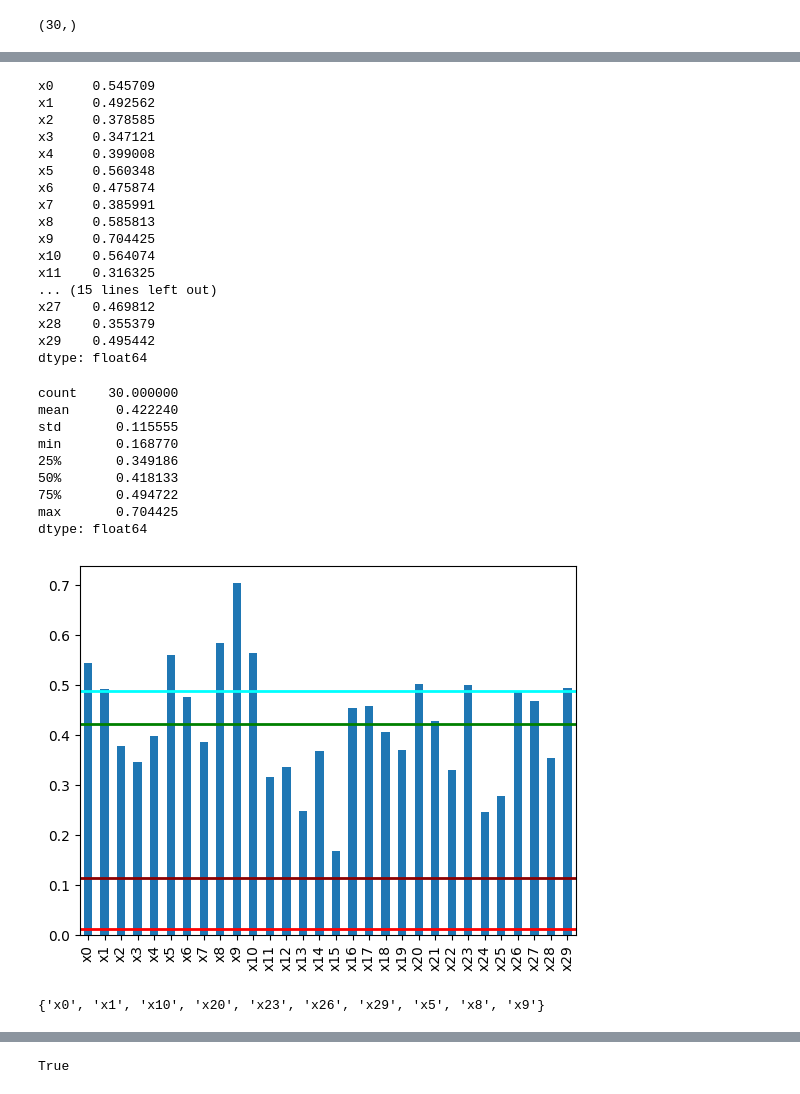
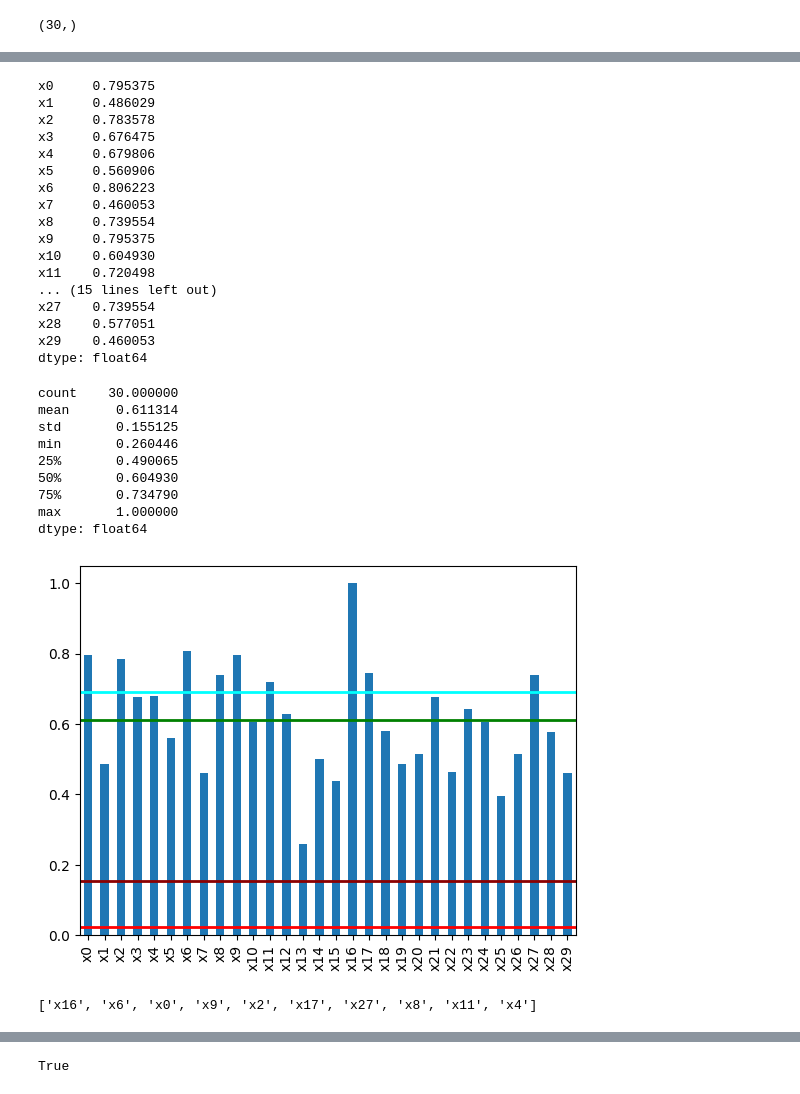
Before and after one commit to ahmadhatahet/runtime-monitoring, a Jupyter notebook: experiments/eda-lhl.ipynb, the cells around one changed output, grey strips where cells are left out. Drawn from its saved outputs; the diff is of its cells as text; code cells hidden in the pictures.

Commit message:
finish developing neuron subset

```diff
--- a/experiments/eda-lhl.ipynb
+++ b/experiments/eda-lhl.ipynb
@@ -23,7 +23,12 @@ CUDA = 0
 GPU_NAME = f'cuda:{CUDA}'
 # %%
 # print available models
+model_names = []
 for i in (base / 'experiments' / DATASET / 'saved-models').iterdir():
     if i.name[:len(DATASET)] == DATASET:
-        print(i.name.replace(DATASET + '_', ''))
+        try: model_names.append(i.name.replace(DATASET + '_', ''))
+        except: continue
+
+model_names.sort(key=lambda x: int(x.split('-')[-1]))
+model_names
 # %% [output]
@@ -34,5 +36,5 @@ AdamW-32-80
 # %%
-POSTFIX = 'AdamW-32-30'
+POSTFIX = model_names[0]
 FILENAME_POSTFIX = f'{DATASET}_{POSTFIX}'
 # %%
 # disable warnings
@@ -209,6 +211,7 @@ plt.show()
 ### PCA Loadings
 # %%
 var_thld = 0.9
+loadings_thld=0.2
 numNeurons = df_train_sample.shape[1]
 # %%
 num_component = sum(np.cumsum(pca_scale.explained_variance_ratio_).round(2) <= var_thld)
@@ -297,48 +289,49 @@ for i, e in zip(range(var_expl_comp_num), var_expl_comp[:var_expl_comp_num]):
 # %%
-neuron_loadings = ((pca_scale_loadings >= 0.2) * var_expl_comp).sum(axis=1)
-neuron_loadings
+neuron_loadings_scale = ((pca_scale_loadings >= loadings_thld) * var_expl_comp).sum(axis=1)
+neuron_loadings_scale
 # %% [output]
-x0     0.545709
-x1     0.492562
-x2     0.378585
-x3     0.347121
-x4     0.399008
-x5     0.560348
-x6     0.475874
-x7     0.385991
-x8     0.585813
-x9     0.704425
-x10    0.564074
-x11    0.316325
+x0     0.795375
+x1     0.486029
+x2     0.783578
+x3     0.676475
+x4     0.679806
+x5     0.560906
+x6     0.806223
+x7     0.460053
+x8     0.739554
+x9     0.795375
+x10    0.604930
+x11    0.720498
 ... (15 lines left out)
-x27    0.469812
-x28    0.355379
-x29    0.495442
+x27    0.739554
+x28    0.577051
+x29    0.460053
 dtype: float64
 # %%
-neuron_loadings.describe()
+neuron_loadings_scale.describe()
 # %% [output]
 count    30.000000
-mean      0.422240
-std       0.115555
-min       0.168770
-25%       0.349186
-50%       0.418133
-75%       0.494722
-max       0.704425
+mean      0.611314
+std       0.155125
+min       0.260446
+25%       0.490065
+50%       0.604930
+75%       0.734790
+max       1.000000
 dtype: float64
 # %%
-neuron_loadings.plot.bar()
+neuron_loadings_scale.plot.bar()
 
-plt.axhline(neuron_loadings.quantile(0.7), color='aqua', linewidth=2, label='Qt 7')
-plt.axhline(neuron_loadings.mean(), color='green', linewidth=2, label='Mean')
-plt.axhline(neuron_loadings.std(), color='darkred', linewidth=2, label='Std')
-plt.axhline(neuron_loadings.var(), color='red', linewidth=2, label='Var')
+plt.axhline(neuron_loadings_scale.quantile(0.7), color='aqua', linewidth=2, label='Qt 7')
+plt.axhline(neuron_loadings_scale.mean(), color='green', linewidth=2, label='Mean')
+plt.axhline(neuron_loadings_scale.std(), color='darkred', linewidth=2, label='Std')
+plt.axhline(neuron_loadings_scale.var(), color='red', linewidth=2, label='Var')
 
 plt.show()
 # %% [output]
-[figure, old version]
+[figure, new version]
 # %%
-set(neuron_loadings.sort_values(ascending=False)[:10].index.to_list())
+# top 3rd of numNeurons
+neuron_loadings_scale.sort_values(ascending=False)[:numNeurons // 3].index.to_list()
 # %% [output]
-{'x0', 'x1', 'x10', 'x20', 'x23', 'x26', 'x29', 'x5', 'x8', 'x9'}
+['x16', 'x6', 'x0', 'x9', 'x2', 'x17', 'x27', 'x8', 'x11', 'x4']
```
Also changed, not shown: parts of 23 cells of this notebook.
